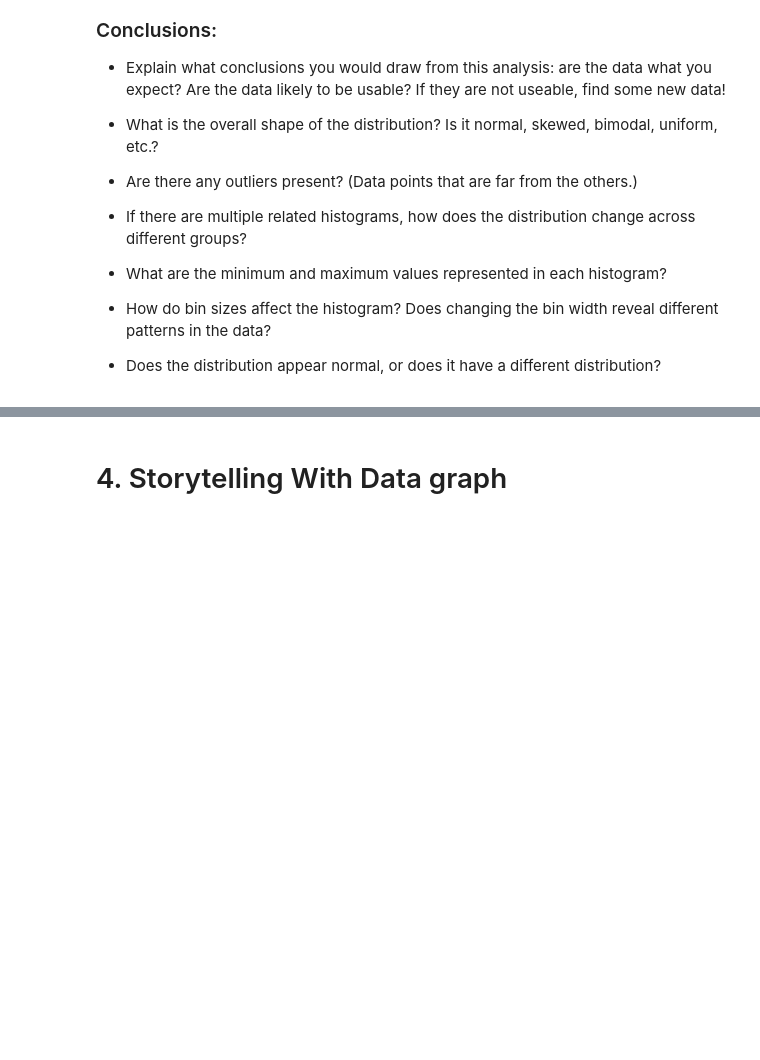
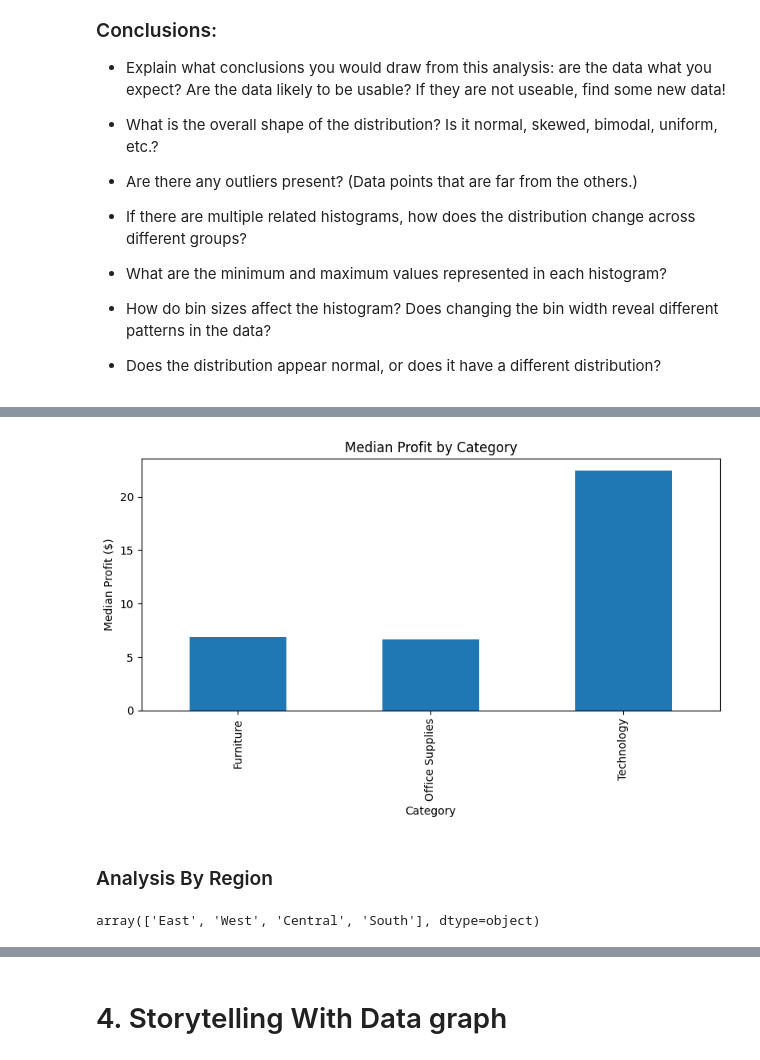
Before and after one commit to Haleymussary00/Module-B-semester-2, a Jupyter notebook: Week4.ipynb, the cells around one changed output, grey strips where cells are left out. Saved outputs shown, nothing was run; the diff lists cells and outputs as text; code cells hidden in the pictures; blank space fills up the shorter version.

```diff
--- a/Week4.ipynb
+++ b/Week4.ipynb
@@ -100,0 +171,19 @@ ecommerce_data.head()
+# %%
+# Plot the median Profit for each Category
+median_profit = ecommerce_data_num.groupby('Category')['Profit'].median()
+plt.figure(figsize=(8,5))
+median_profit.plot(kind='bar')
+plt.title("Median Profit by Category")
+plt.xlabel("Category")
+plt.ylabel("Median Profit ($)")
+plt.tight_layout()
+plt.show()
+# %% [output]
+[figure, added]
+# %% [markdown]
+### Analysis By Region
+# %%
+# Look at the Region column to see if this is a good metric to group by
+ecommerce_data['Region'].unique()
+# %% [output]
+array(['East', 'West', 'Central', 'South'], dtype=object)
```
Also changed, not shown: parts of 20 cells of this notebook.
